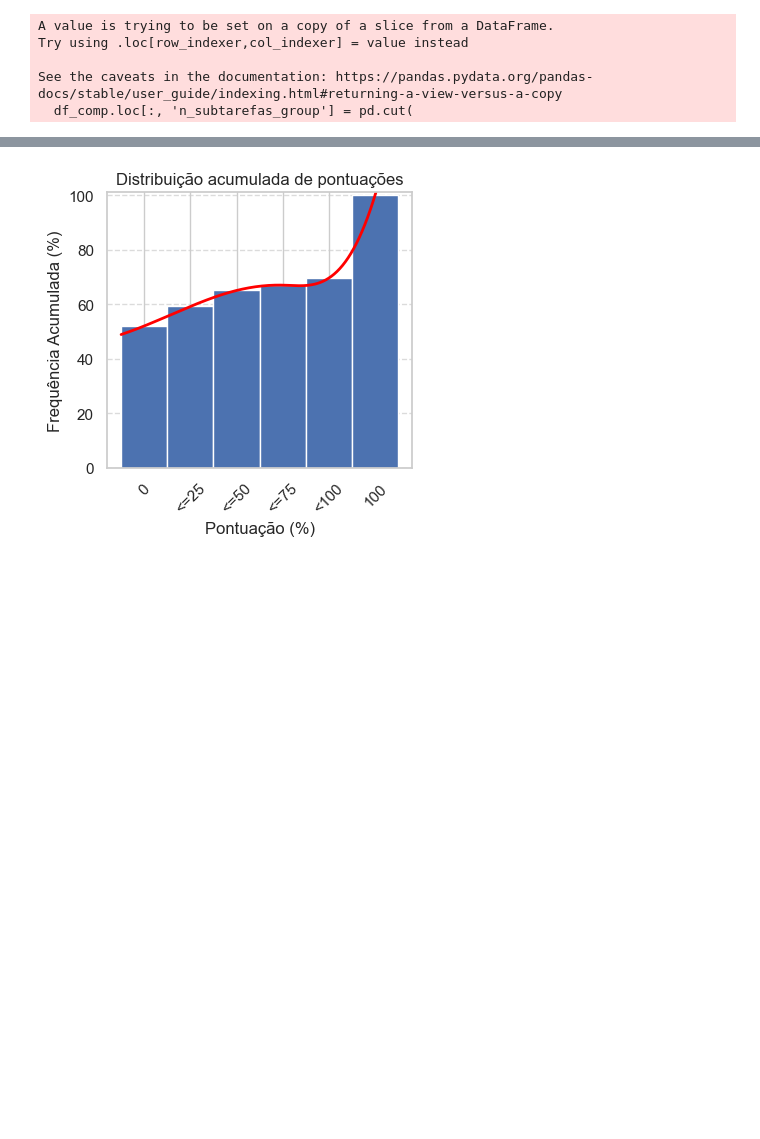
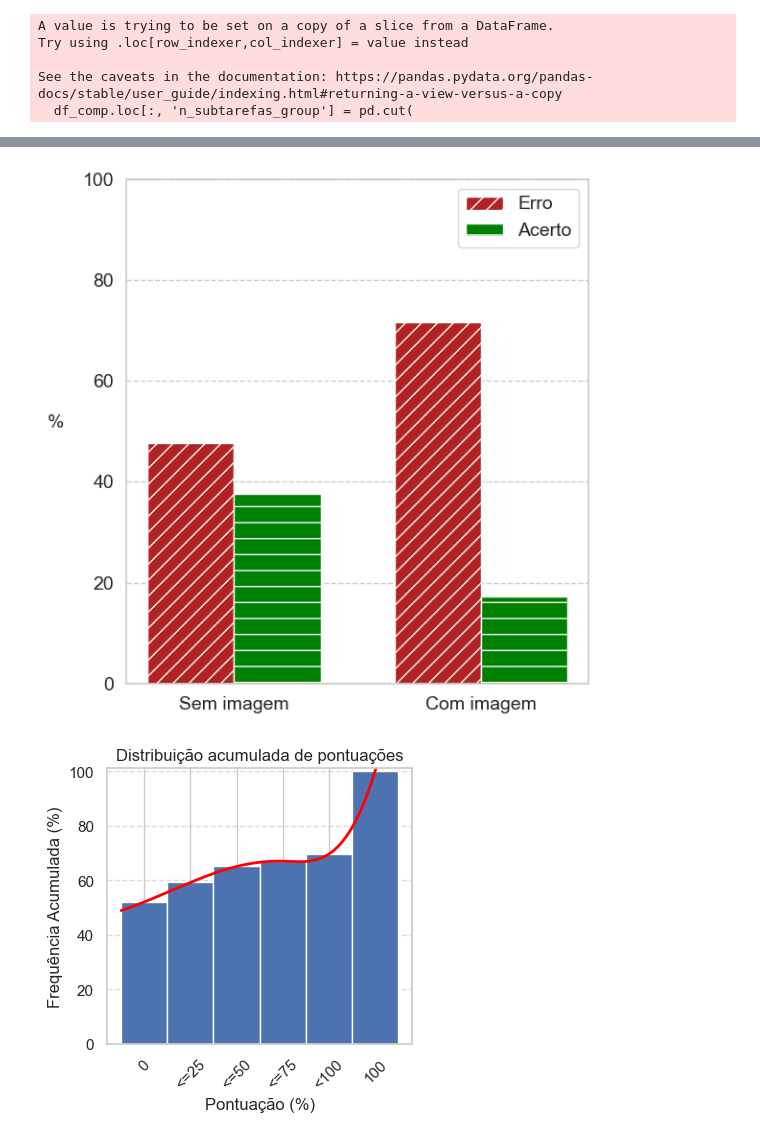
Before and after one commit to andre-n-alcantara/IC, a Jupyter notebook: report.ipynb, the cells around one changed output, grey strips where cells are left out. Saved outputs shown, nothing was run; the diff lists cells and outputs as text; code cells hidden in the pictures; blank space fills up the shorter version.

```diff
--- a/report.ipynb
+++ b/report.ipynb
@@ -251,3 +265,60 @@ plot_pie(df_noimage, "Enunciado sem imagem")
+# %%
+
+data1 = [
+    ((df_noimage["comp"] == False) |
+     (df_noimage.index.isin(list_TLE)) |
+     (df_noimage.index.isin(list_MLE)) |
+     (df_noimage["pontuacao"] == 0)).sum() / len(df_noimage) * 100,
+
+    ((df_image["comp"] == False) |
+     (df_image.index.isin(list_TLE)) |
+     (df_image.index.isin(list_MLE)) |
+     (df_image["pontuacao"] == 0)).sum() / len(df_image) * 100
+]
+
+data2 = [
+    (df_noimage["pontuacao"] == 100).sum() / len(df_noimage) * 100,
+    (df_image["pontuacao"] == 100).sum() / len(df_image) * 100
+]
+
+# Define labels and positions
+labels = ["Sem imagem", "Com imagem"]
+x = np.arange(len(labels))
+
+# Define bar width and patterns for grayscale visibility
+width = 0.35  # Width of bars
+
+# Create figure
+fig, ax = plt.subplots(figsize=(6, 6))
+
+# Plot bars with colors and patterns
+bars1 = ax.bar(x - width/2, data1, width, label='Erro', color='firebrick', hatch='//')
+bars2 = ax.bar(x + width/2, data2, width, label='Acerto', color='green', hatch='-')
+ax.set_ylim(0, 100)
+ax.grid(axis='y', linestyle='--')
+ax.xaxis.grid(False)
+# Set y-axis ticks to go in increments of 10
+ax.set_yticks(np.arange(0, 101, 20))
+# Labels and title
+ax.set_ylabel("%", fontdict={'fontsize': 14}, rotation=0, labelpad=20)
+ax.set_xticks(x)
+ax.set_xticklabels(labels, fontdict={'fontsize': 14})
+
+ax.legend(prop={'size': 14})
+
+# Make y ticks bolder and bigger
+for label in ax.get_yticklabels():
+    label.set_fontsize({'fontsize': 14})
+
+
+# Display plot
+plt.tight_layout() # Adjust layout to prevent labels from overlapping
+plt.show()
+
+
+# incluir pontuacao media por categoria
+# %% [output]
+[figure, added]
 # %%
 def plot_cdf(pontuacoes):
     bins = [0, 25, 50, 75, 100]
```
Also changed, not shown: parts of 7 cells of this notebook, 1 other file.
